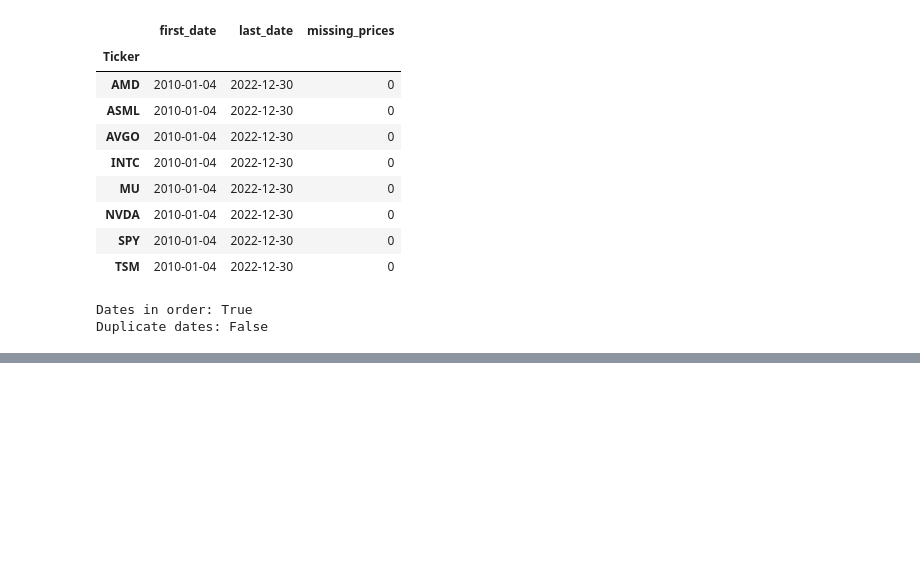
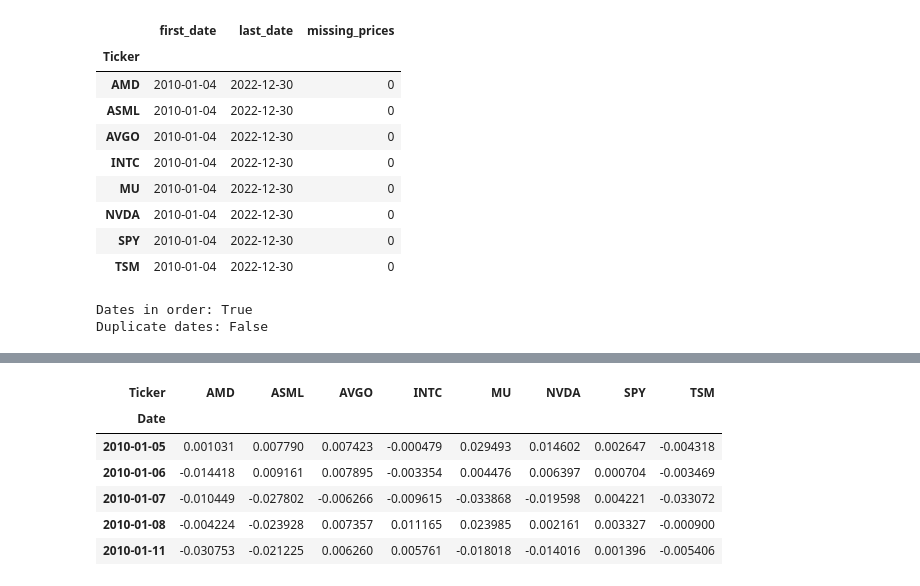
Before and after one commit to simbashakib/Semiconductor-Research-Project, a Jupyter notebook: notebooks/01_semiconductor_equity_analysis.ipynb, the cells around one changed output, grey strips where cells are left out. Saved outputs shown, nothing was run; the diff lists cells and outputs as text; code cells hidden in the pictures; blank space fills up the shorter version.

```diff
--- a/notebooks/01_semiconductor_equity_analysis.ipynb
+++ b/notebooks/01_semiconductor_equity_analysis.ipynb
@@ -111,0 +128,10 @@ Duplicate dates: False
+# %%
+returns.head()
+# %% [output]
+| Ticker | AMD | ASML | AVGO | INTC | MU | NVDA | SPY | TSM |
+| Date |  |  |  |  |  |  |  |  |
+| 2010-01-05 | 0.001031 | 0.007790 | 0.007423 | -0.000479 | 0.029493 | 0.014602 | 0.002647 | -0.004318 |
+| 2010-01-06 | -0.014418 | 0.009161 | 0.007895 | -0.003354 | 0.004476 | 0.006397 | 0.000704 | -0.003469 |
+| 2010-01-07 | -0.010449 | -0.027802 | -0.006266 | -0.009615 | -0.033868 | -0.019598 | 0.004221 | -0.033072 |
+| 2010-01-08 | -0.004224 | -0.023928 | 0.007357 | 0.011165 | 0.023985 | 0.002161 | 0.003327 | -0.000900 |
+| 2010-01-11 | -0.030753 | -0.021225 | 0.006260 | 0.005761 | -0.018018 | -0.014016 | 0.001396 | -0.005406 |
```
Also changed, not shown: parts of 9 cells of this notebook.
